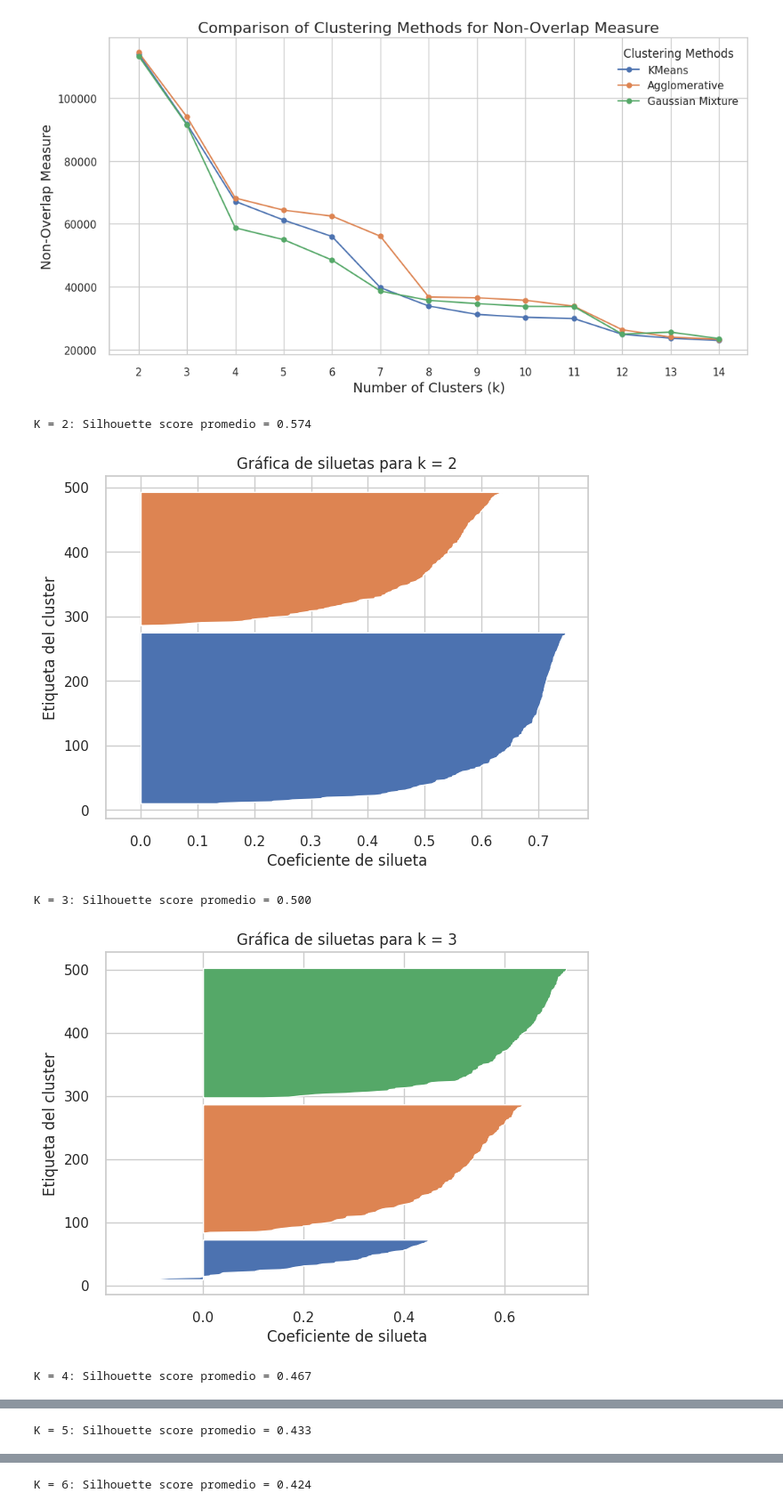
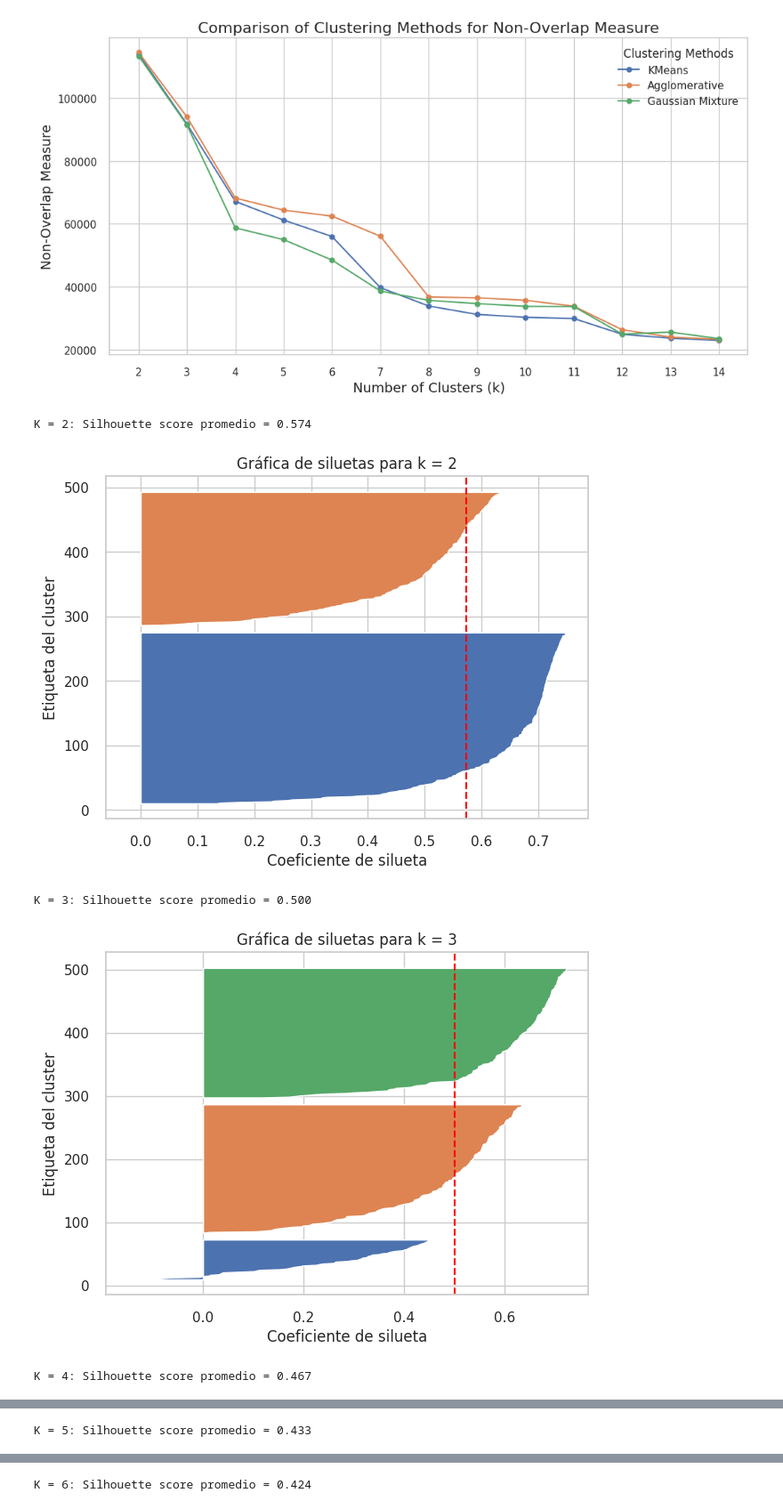
Before and after one commit to AlexSilvaa9/Clustering_applied_to_sporulation_yeast_data, a Jupyter notebook: aprendizaje_lab1.ipynb, the cells around one changed output, grey strips where cells are left out. Shown at 89% size. Cells and saved outputs as stored; diff of their text form; code cells hidden in the pictures.

```diff
--- a/aprendizaje_lab1.ipynb
+++ b/aprendizaje_lab1.ipynb
@@ -147,0 +170,28 @@ plt.scatter(centers[:, 0], centers[:, 1], marker="o", c="red", s=200, edgecolor=
+# %%
+from sklearn.manifold import MDS
+from sklearn.cluster import KMeans
+import matplotlib.pyplot as plt
+
+# Aplicar MDS para reducir la dimensionalidad
+mds = MDS(n_components=2, random_state=42)
+x_mds = mds.fit_transform(x)
+
+# Realizar el clustering con K-means
+clusterer = KMeans(n_clusters=4, random_state=42)
+cluster_labels = clusterer.fit_predict(x_mds)
+
+# Visualizar los clusters formados
+plt.figure(figsize=(8, 6))
+plt.clf()
+plt.scatter(x_mds[:, 0], x_mds[:, 1], c=cluster_labels, edgecolor="k", cmap=plt.cm.Set1)
+
+# Obtener los centros de los clusters
+centers = clusterer.cluster_centers_
+
+# Dibujar círculos rojos en los centros de los clusters
+plt.scatter(centers[:, 0], centers[:, 1], marker="o", c="red", s=200, edgecolor="k")
+
+plt.xlabel("MDS Dimension 1")
+plt.ylabel("MDS Dimension 2")
+plt.title("K-means Clustering on MDS Projection")
+plt.show()
@@ -362,34 +431,37 @@ for k in range_k:
     print(f"K = {k}: Silhouette score promedio = {silhouette_avg:.3f}")
 
     # Calcular los valores de silueta para cada punto
     sample_silhouette_values = silhouette_samples(x, cluster_labels)
 
     # Crear el gráfico de siluetas
     fig, ax1 = plt.subplots(1, 1)
     fig.set_size_inches(7, 5)
 
     y_lower = 10
     for i in range(k):
         # Agregar los valores de silueta para los clusters en orden
         ith_cluster_silhouette_values = sample_silhouette_values[cluster_labels == i]
         ith_cluster_silhouette_values.sort()
 
         size_cluster_i = ith_cluster_silhouette_values.shape[0]
         y_upper = y_lower + size_cluster_i
 
         ax1.fill_betweenx(np.arange(y_lower, y_upper),
                           0, ith_cluster_silhouette_values)
 
         y_lower = y_upper + 10  # Espacio entre clusters
 
+    # Dibujar la línea del umbral del silhouette score promedio
+    ax1.axvline(x=silhouette_avg, color="red", linestyle="--")
+
     ax1.set_title(f"Gráfica de siluetas para k = {k}")
     ax1.set_xlabel("Coeficiente de silueta")
     ax1.set_ylabel("Etiqueta del cluster")
 
     plt.show()
 # %% [output]
 K = 2: Silhouette score promedio = 0.574
-[figure, old version]
+[figure, new version]
 K = 3: Silhouette score promedio = 0.500
-[figure, old version]
+[figure, new version]
 K = 4: Silhouette score promedio = 0.467
```
Also changed, not shown: parts of 9 cells of this notebook, 8 other files.
